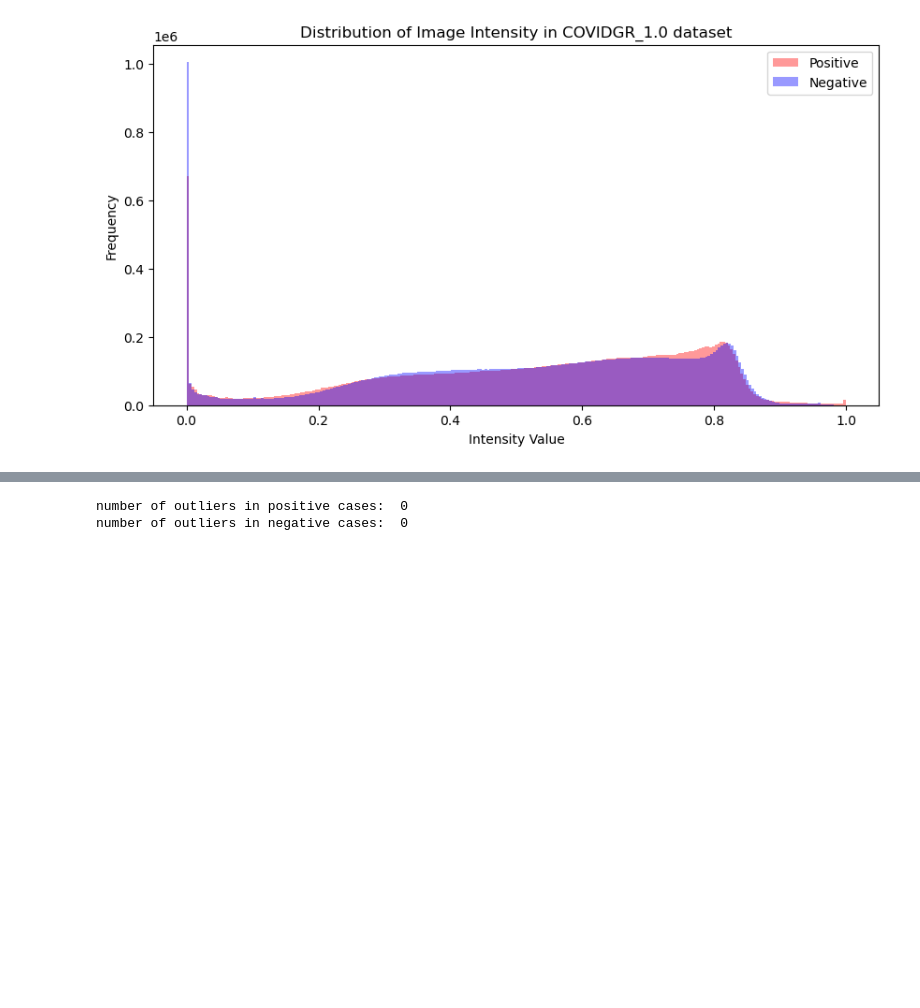
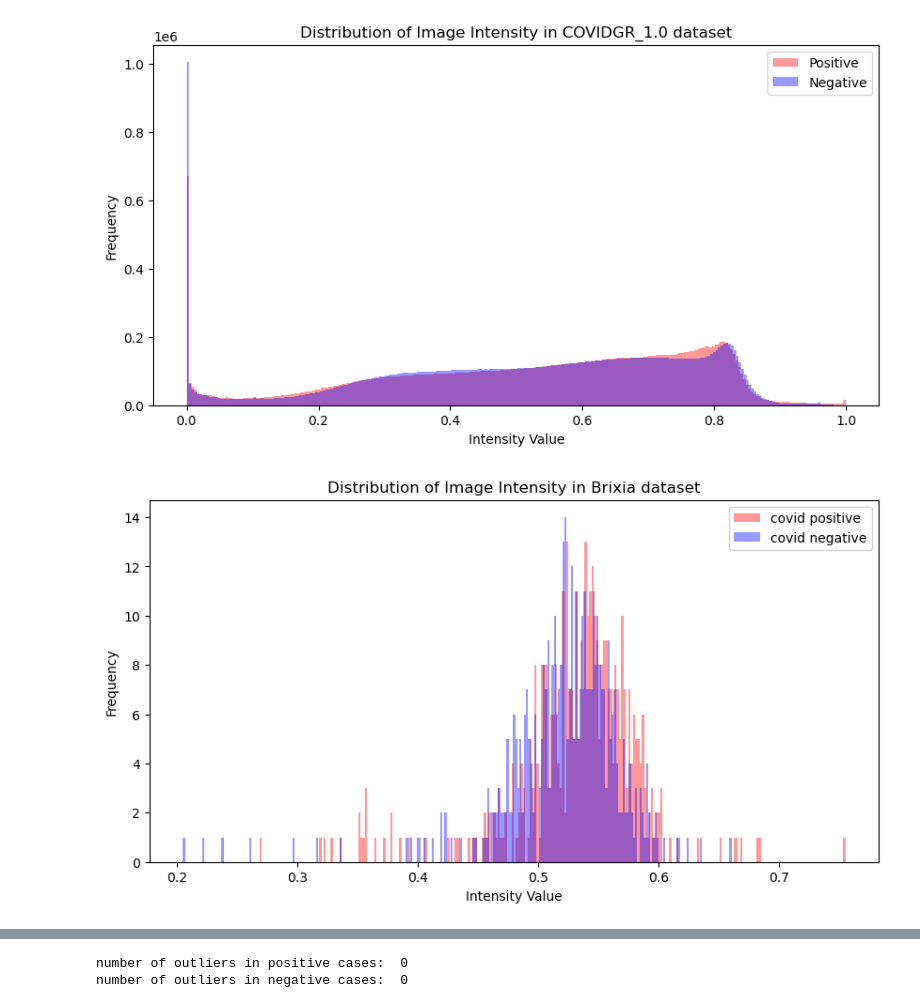
Before and after one commit to adcollin/COVID-detection-from-XRay, a Jupyter notebook: COVIDGR_analysis.ipynb, the cells around one changed output, grey strips where cells are left out. Cells and saved outputs as stored; diff of their text form; code cells hidden in the pictures; blank space fills up the shorter version.

```diff
--- a/COVIDGR_analysis.ipynb
+++ b/COVIDGR_analysis.ipynb
@@ -61,3 +90,15 @@ plt.title('Distribution of Image Intensity in COVIDGR_1.0 dataset')
 plt.show()
 # %% [output]
 [figure]
+# %%
+# Create a histogram of the image intensity
+plt.figure(figsize=(10, 5))
+plt.hist(np.mean(np_positive, axis=(1,2,3)), bins=256, color='red', alpha=0.4, label='covid positive')
+plt.hist(np.mean(np_negative, axis=(1,2,3)), bins=256, color='blue', alpha=0.4, label='covid negative')
+plt.legend(loc='upper right')
+plt.xlabel('Intensity Value')
+plt.ylabel('Frequency')
+plt.title('Distribution of Image Intensity in Brixia dataset')
+plt.show()
+# %% [output]
+[figure, added]
```
Also changed, not shown: parts of 4 cells of this notebook, 1 other file.
